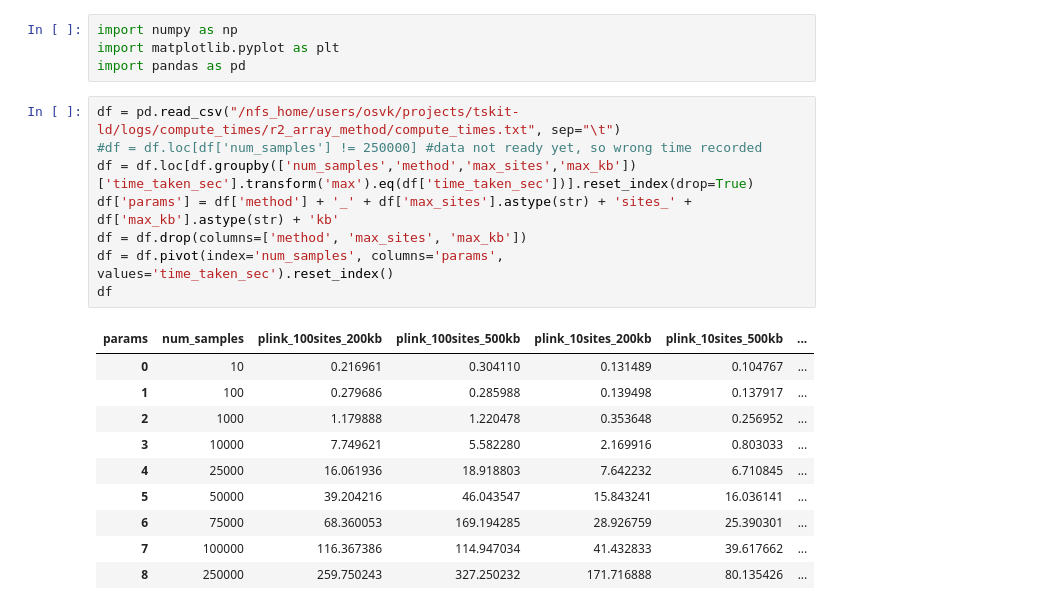
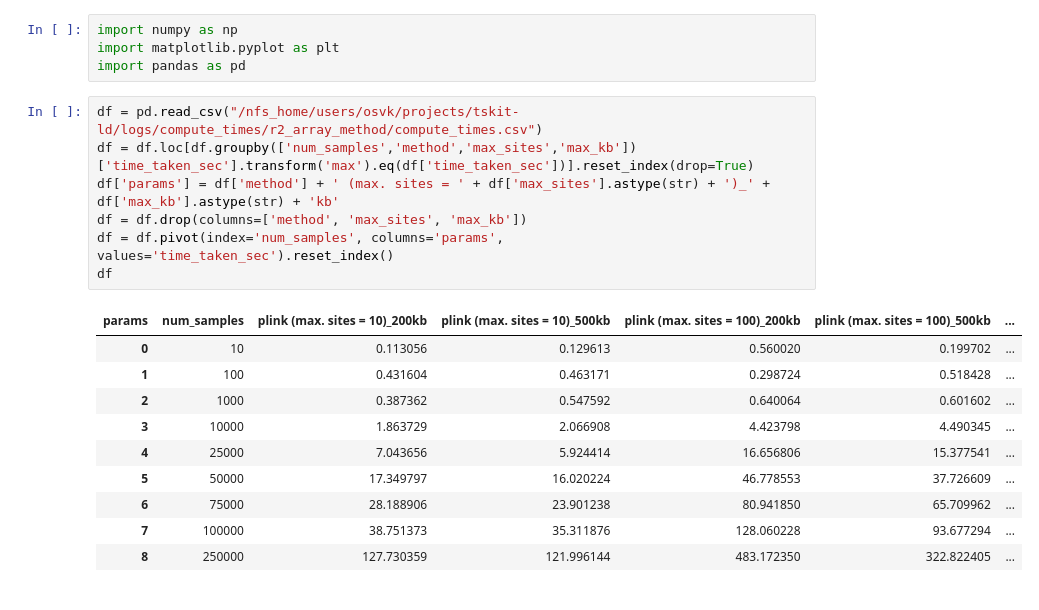
Before and after one commit to savitakartik/tskit-ld-comparisons, a Jupyter notebook: notebooks/compute_time_plots.ipynb, the cells around one changed output. Drawn from its saved outputs; the diff is of its cells as text.

```diff
--- a/notebooks/compute_time_plots.ipynb
+++ b/notebooks/compute_time_plots.ipynb
@@ -3,24 +3,23 @@ import numpy as np
 import matplotlib.pyplot as plt
 import pandas as pd
 # %%
-df = pd.read_csv("/nfs_home/users/osvk/projects/tskit-ld/logs/compute_times/r2_array_method/compute_times.txt", sep="\t")
-#df = df.loc[df['num_samples'] != 250000] #data not ready yet, so wrong time recorded
+df = pd.read_csv("/nfs_home/users/osvk/projects/tskit-ld/logs/compute_times/r2_array_method/compute_times.csv")
 df = df.loc[df.groupby(['num_samples','method','max_sites','max_kb'])['time_taken_sec'].transform('max').eq(df['time_taken_sec'])].reset_index(drop=True)
-df['params'] = df['method'] + '_' + df['max_sites'].astype(str) + 'sites_' + df['max_kb'].astype(str) + 'kb'
+df['params'] = df['method'] + ' (max. sites = ' + df['max_sites'].astype(str) + ')_' + df['max_kb'].astype(str) + 'kb'
 df = df.drop(columns=['method', 'max_sites', 'max_kb'])
 df = df.pivot(index='num_samples', columns='params', values='time_taken_sec').reset_index()
 df
 # %% [output]
-| params | num_samples | plink_100sites_200kb | plink_100sites_500kb | plink_10sites_200kb | plink_10sites_500kb | ... |
-| 0 | 10 | 0.216961 | 0.304110 | 0.131489 | 0.104767 | ... |
-| 1 | 100 | 0.279686 | 0.285988 | 0.139498 | 0.137917 | ... |
-| 2 | 1000 | 1.179888 | 1.220478 | 0.353648 | 0.256952 | ... |
-| 3 | 10000 | 7.749621 | 5.582280 | 2.169916 | 0.803033 | ... |
-| 4 | 25000 | 16.061936 | 18.918803 | 7.642232 | 6.710845 | ... |
-| 5 | 50000 | 39.204216 | 46.043547 | 15.843241 | 16.036141 | ... |
-| 6 | 75000 | 68.360053 | 169.194285 | 28.926759 | 25.390301 | ... |
-| 7 | 100000 | 116.367386 | 114.947034 | 41.432833 | 39.617662 | ... |
-| 8 | 250000 | 259.750243 | 327.250232 | 171.716888 | 80.135426 | ... |
+| params | num_samples | plink (max. sites = 10)_200kb | plink (max. sites = 10)_500kb | plink (max. sites = 100)_200kb | plink (max. sites = 100)_500kb | ... |
+| 0 | 10 | 0.113056 | 0.129613 | 0.560020 | 0.199702 | ... |
+| 1 | 100 | 0.431604 | 0.463171 | 0.298724 | 0.518428 | ... |
+| 2 | 1000 | 0.387362 | 0.547592 | 0.640064 | 0.601602 | ... |
+| 3 | 10000 | 1.863729 | 2.066908 | 4.423798 | 4.490345 | ... |
+| 4 | 25000 | 7.043656 | 5.924414 | 16.656806 | 15.377541 | ... |
+| 5 | 50000 | 17.349797 | 16.020224 | 46.778553 | 37.726609 | ... |
+| 6 | 75000 | 28.188906 | 23.901238 | 80.941850 | 65.709962 | ... |
+| 7 | 100000 | 38.751373 | 35.311876 | 128.060228 | 93.677294 | ... |
+| 8 | 250000 | 127.730359 | 121.996144 | 483.172350 | 322.822405 | ... |
 # %%
 df200 = df.filter(regex='(num_samples|200kb)')
 df500 = df.filter(regex='(num_samples|500kb)')
```
Also changed, not shown: parts of 2 cells of this notebook.
